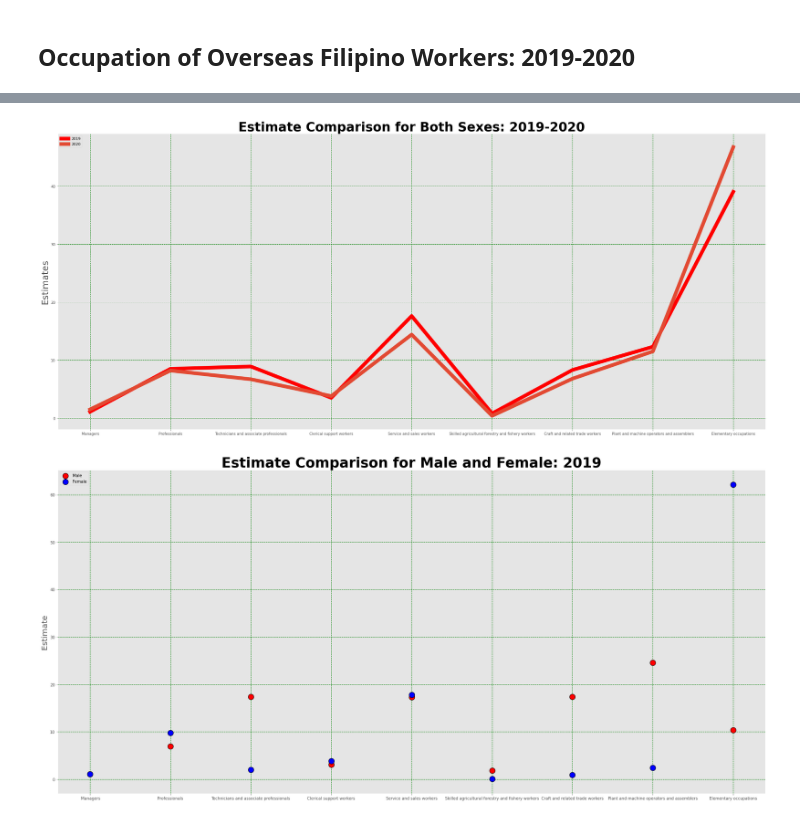
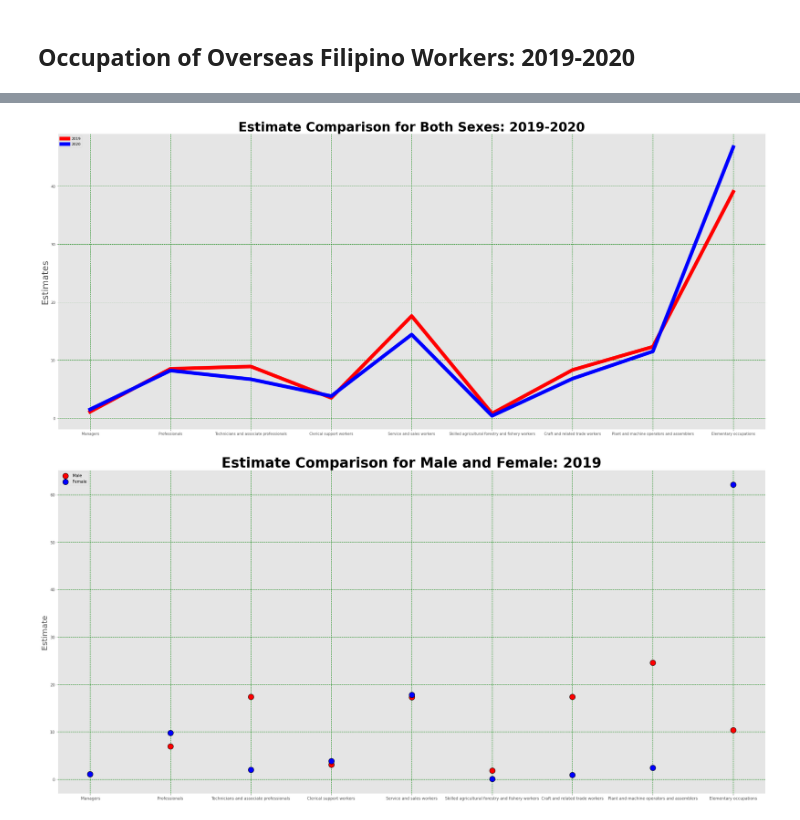
Before and after one commit to apriljoyagquiz/IT3205-TeamAbracaData, a Jupyter notebook: OFW_Visualization.ipynb, the cells around one changed output, grey strips where cells are left out. Saved outputs shown, nothing was run; the diff lists cells and outputs as text; code cells hidden in the pictures.

```diff
--- a/OFW_Visualization.ipynb
+++ b/OFW_Visualization.ipynb
@@ -148,18 +148,18 @@ display(occupation.iloc[0:])
 # %%
 #Changing the size of the visualization
 plt.figure(figsize=(35,15))
 
 #Creating the plot
 plt.plot(occupation.Major_Occupation, occupation.Both_Sexes_Estimate_2019, 'r.-', label=2019, linewidth = 10)
-plt.plot(occupation.Major_Occupation, occupation.Both_Sexes_Estimate_2020, label=2020, linewidth = 10)
+plt.plot(occupation.Major_Occupation, occupation.Both_Sexes_Estimate_2020, 'b',label=2020, linewidth = 10)
 plt.xlabel=("Major Occupation")
 plt.ylabel("Estimates", fontdict={'fontsize':25})
 plt.title("Estimate Comparison for Both Sexes: 2019-2020", fontdict={'fontname': 'DejaVu Sans','fontweight':'bold', 'fontsize':35})
 plt.grid(color='green', linestyle='--', linewidth = 1)
 plt.legend(loc=2)
 plt.show()
 # %% [output]
-[figure, old version]
+[figure, new version]
 # %%
 #Size of the entire graph
 f = plt.figure()
```
Also changed, not shown: parts of 1 cell of this notebook.
